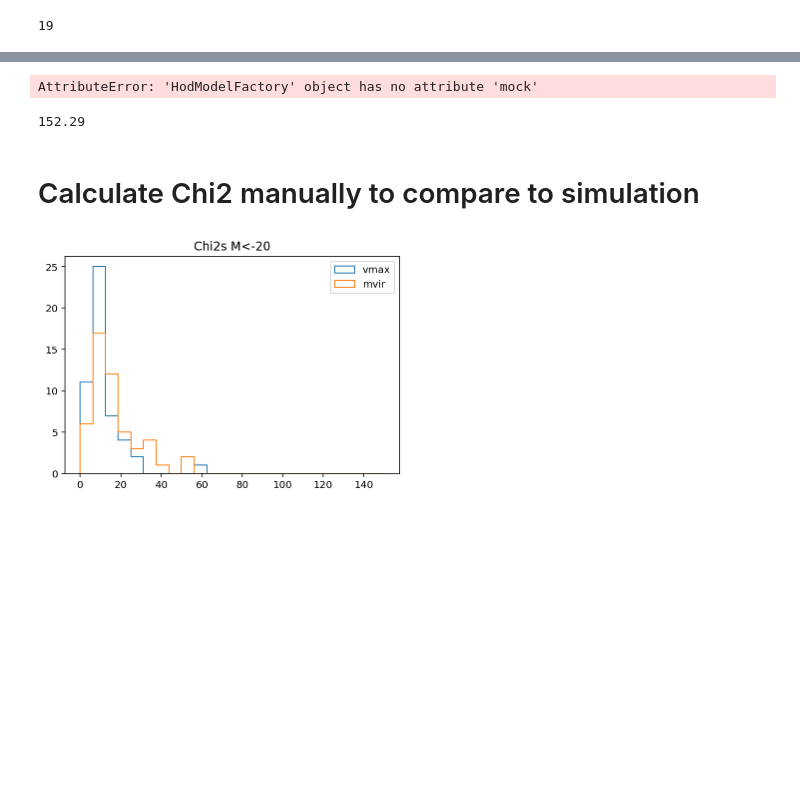
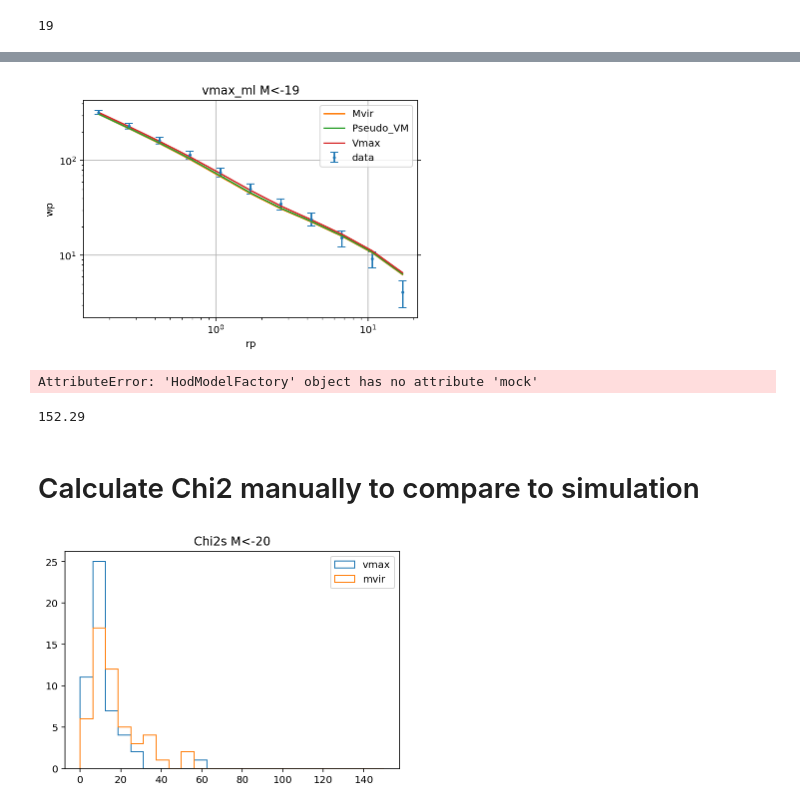
Before and after one commit to lormezini/Halo, a Jupyter notebook: hod_fit.ipynb, the cells around one changed output, grey strips where cells are left out. Saved outputs shown, nothing was run; the diff lists cells and outputs as text; code cells hidden in the pictures; blank space fills up the shorter version.

```diff
--- a/hod_fit.ipynb
+++ b/hod_fit.ipynb
@@ -28,18 +29,7 @@ WARNING: AstropyDeprecationWarning: astropy.extern.six will be removed in 4.0, u
 # %%
-fname = 'zehavi_smdpl_vmax_m19_tabcorr_2.h5'
+fname = 'mass_concentration_fit_m21_notab.h5'
 wp_out_file = None#'zehavi_smdpl_mvir_m19_wp.npy'
 dname ='zehavi_data_file_19'
-param = 'mvir'
+param = 'vmax_ml'
 threshold = -19
+TAB = True
-# %%
-files = [fname]
-#files = [fname4,fname5]
-s = []
-log_prob_s = []
-wps = []
-for f in files:
-    reader = emcee.backends.HDFBackend(f, read_only=True)
-    s.append(reader.get_chain(discard=1000, flat=False, thin=1))
-    log_prob_s.append(reader.get_log_prob(discard=1000, flat=False, thin=1))
-    wps.append(reader.get_blobs(discard=1000))
-print(reader.iteration)
@@ -68,12 +35,0 @@ IndexError: list index out of range
-# %%
-####calculate chi2 per degree of freedom####
-deg_of_frdm = 7#16
-chi_per_deg = -2.0*log_prob_samples/deg_of_frdm
-print("chi2 per dof:", chi_per_deg.min())
-
-#####randomly select 20 sets of parameters with chi2 per dof less than slightly greater than chi/deg min ####
-row,col = np.where(chi_per_deg<2.061)
-param_string_sampling = samples[row,col][np.random.choice(samples[row,col].shape[0],1,replace=False)]
-param_sampling = []
-for i in param_string_sampling:
-    param_sampling.append(list(np.array(i)))
@@ -301,3 +343,21 @@ plt.savefig('wp_plot_{}_m{}.pdf'.format(param,threshold))
+# %%
+plt.errorbar(bin_cen,wp_ng_vals[1:len(wp_ng_vals)],yerr=np.sqrt(err),fmt='o',markersize=2,capsize=4,label='data')
+plt.plot(bin_cen,wp_calc_mvir_19,markersize=2,label='Mvir')
+#plt.plot(bin_cen,wp_calc_pseudo_m20,markersize=2,label='Pseudo_cM')
+plt.plot(bin_cen,wp_calc_combo_19,markersize=2,label='Pseudo_VM')#,label='Vmax')
+plt.plot(bin_cen,wp_calc_vmax_m19,label='Vmax')
+#plt.title("")
+plt.legend()
+plt.ylabel('wp')
+plt.xlabel('rp')
+plt.tick_params(right=True)
+plt.xscale('log')
+plt.yscale('log')
+plt.grid()
+plt.title("{} M<{}".format(param,threshold))
+plt.savefig('wp_plot_{}_m{}_mvir_vmax_combo.png'.format(param,threshold))
+# %% [output]
+[figure, added]
 # %%
 print(wp_ng_vals[0],model_instance.mock.number_density)
 ht = model_instance.mock.halo_table
```
Also changed, not shown: parts of 8 cells of this notebook, 14 other files.
